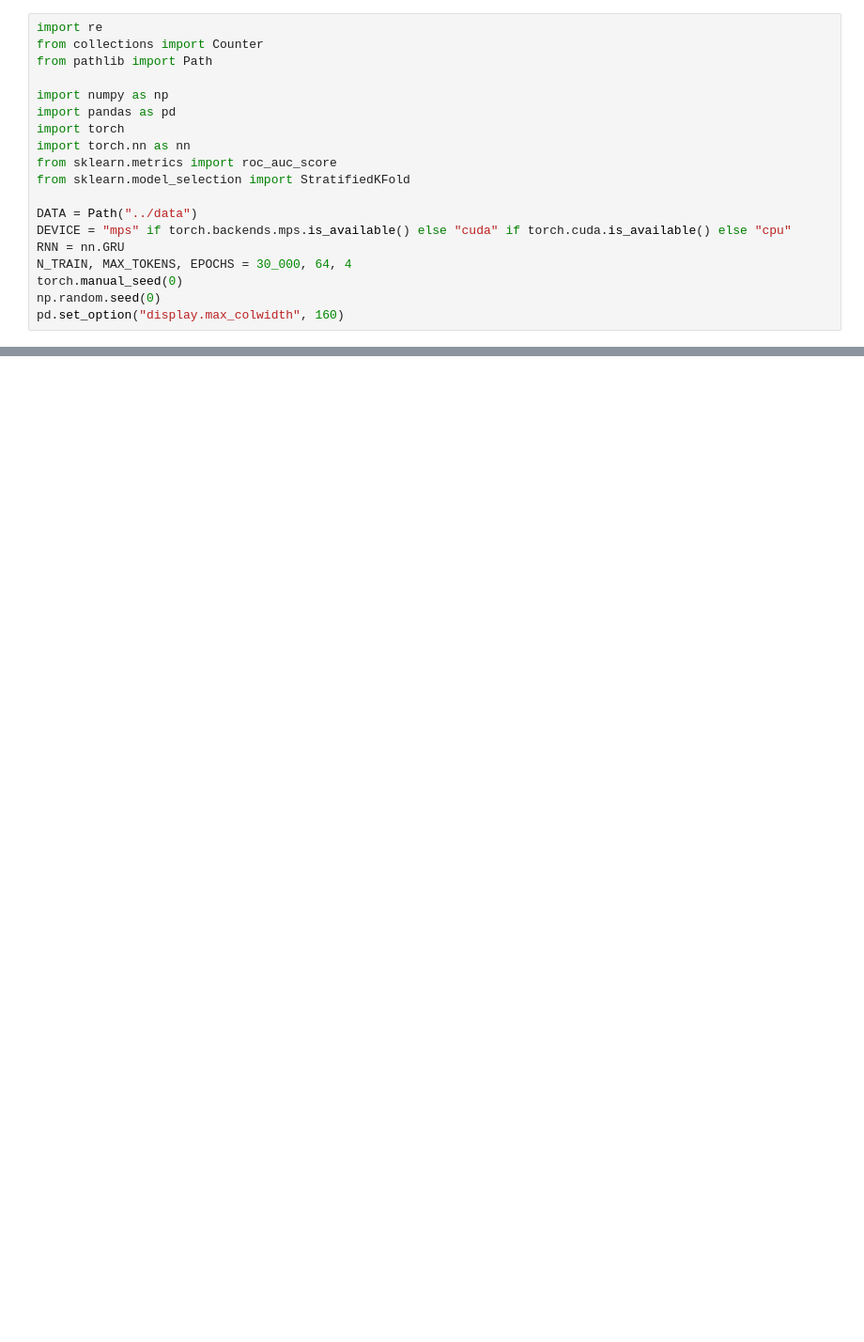
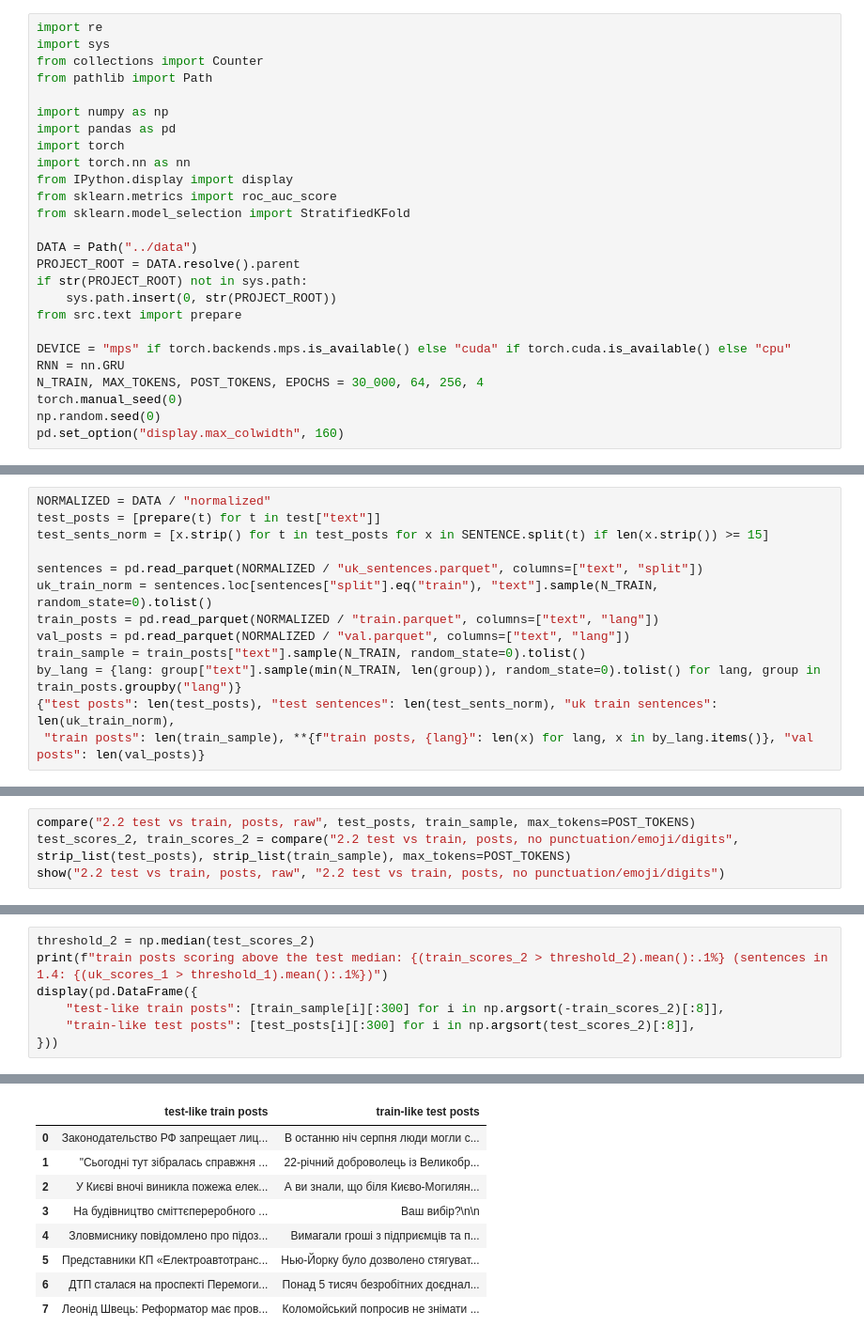
Before and after one commit to mykhailoisupov/RNN_for_NER, a Jupyter notebook: notebooks/adversarial_validation.ipynb, the cells around one changed output, grey strips where cells are left out. Shown at 94% size. Saved outputs shown, nothing was run; the diff lists cells and outputs as text; blank space fills up the shorter version.

```diff
--- a/notebooks/adversarial_validation.ipynb
+++ b/notebooks/adversarial_validation.ipynb
@@ -9,5 +16,6 @@ Texts are compared as sentences, because train is sentence-level and test is pos
 # %%
 import re
+import sys
 from collections import Counter
 from pathlib import Path
 
@@ -15,13 +23,19 @@ import numpy as np
 import pandas as pd
 import torch
 import torch.nn as nn
+from IPython.display import display
 from sklearn.metrics import roc_auc_score
 from sklearn.model_selection import StratifiedKFold
 
 DATA = Path("../data")
+PROJECT_ROOT = DATA.resolve().parent
+if str(PROJECT_ROOT) not in sys.path:
+    sys.path.insert(0, str(PROJECT_ROOT))
+from src.text import prepare
+
 DEVICE = "mps" if torch.backends.mps.is_available() else "cuda" if torch.cuda.is_available() else "cpu"
 RNN = nn.GRU
-N_TRAIN, MAX_TOKENS, EPOCHS = 30_000, 64, 4
+N_TRAIN, MAX_TOKENS, POST_TOKENS, EPOCHS = 30_000, 64, 256, 4
 torch.manual_seed(0)
 np.random.seed(0)
 pd.set_option("display.max_colwidth", 160)
@@ -165,0 +203,13 @@ uk train sentences scoring above the test median: 5.1%
+# %%
+NORMALIZED = DATA / "normalized"
+test_posts = [prepare(t) for t in test["text"]]
+test_sents_norm = [x.strip() for t in test_posts for x in SENTENCE.split(t) if len(x.strip()) >= 15]
+
+sentences = pd.read_parquet(NORMALIZED / "uk_sentences.parquet", columns=["text", "split"])
+uk_train_norm = sentences.loc[sentences["split"].eq("train"), "text"].sample(N_TRAIN, random_state=0).tolist()
+train_posts = pd.read_parquet(NORMALIZED / "train.parquet", columns=["text", "lang"])
+val_posts = pd.read_parquet(NORMALIZED / "val.parquet", columns=["text", "lang"])
+train_sample = train_posts["text"].sample(N_TRAIN, random_state=0).tolist()
+by_lang = {lang: group["text"].sample(min(N_TRAIN, len(group)), random_state=0).tolist() for lang, group in train_posts.groupby("lang")}
+{"test posts": len(test_posts), "test sentences": len(test_sents_norm), "uk train sentences": len(uk_train_norm),
+ "train posts": len(train_sample), **{f"train posts, {lang}": len(x) for lang, x in by_lang.items()}, "val posts": len(val_posts)}
@@ -165,0 +238,4 @@ uk train sentences scoring above the test median: 5.1%
+# %%
+compare("2.2 test vs train, posts, raw", test_posts, train_sample, max_tokens=POST_TOKENS)
+test_scores_2, train_scores_2 = compare("2.2 test vs train, posts, no punctuation/emoji/digits", strip_list(test_posts), strip_list(train_sample), max_tokens=POST_TOKENS)
+show("2.2 test vs train, posts, raw", "2.2 test vs train, posts, no punctuation/emoji/digits")
@@ -165,0 +283,8 @@ uk train sentences scoring above the test median: 5.1%
+# %%
+threshold_2 = np.median(test_scores_2)
+print(f"train posts scoring above the test median: {(train_scores_2 > threshold_2).mean():.1%} (sentences in 1.4: {(uk_scores_1 > threshold_1).mean():.1%})")
+display(pd.DataFrame({
+    "test-like train posts": [train_sample[i][:300] for i in np.argsort(-train_scores_2)[:8]],
+    "train-like test posts": [test_posts[i][:300] for i in np.argsort(test_scores_2)[:8]],
+}))
+# %% [output]
@@ -165,0 +292,9 @@ uk train sentences scoring above the test median: 5.1%
+|  | test-like train posts | train-like test posts |
+| 0 | Законодательство РФ запрещает лиц... | В останню ніч серпня люди могли с... |
+| 1 | "Сьогодні тут зібралась справжня ... | 22-річний доброволець із Великобр... |
+| 2 | У Києві вночі виникла пожежа елек... | А ви знали, що біля Києво-Могилян... |
+| 3 | На будівництво сміттєпереробного ... | Ваш вибір?\n\n |
+| 4 | Зловмиснику повідомлено про підоз... | Вимагали гроші з підприємців та п... |
+| 5 | Представники КП «Електроавтотранс... | Нью-Йорку було дозволено стягуват... |
+| 6 | ДТП сталася на проспекті Перемоги... | Понад 5 тисяч безробітних доєднал... |
+| 7 | Леонід Швець: Реформатор має пров... | Коломойський попросив не знімати ... |
```
Also changed, not shown: parts of 43 cells of this notebook.
